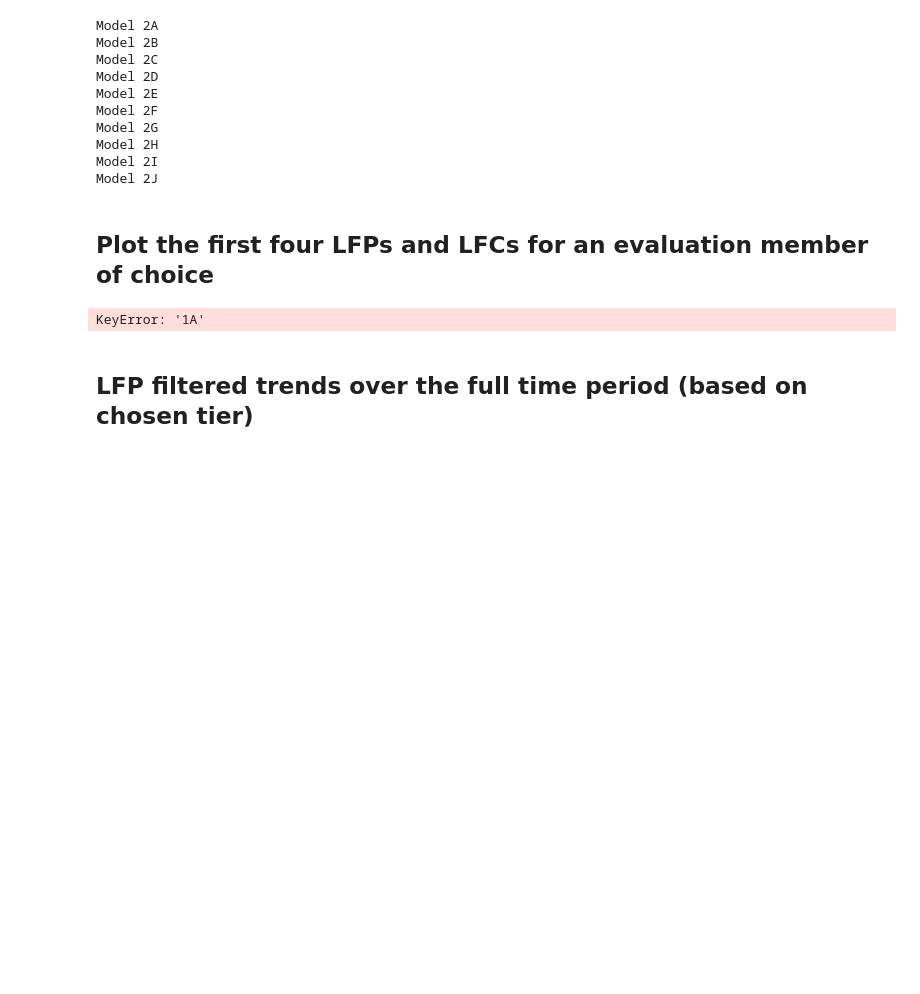
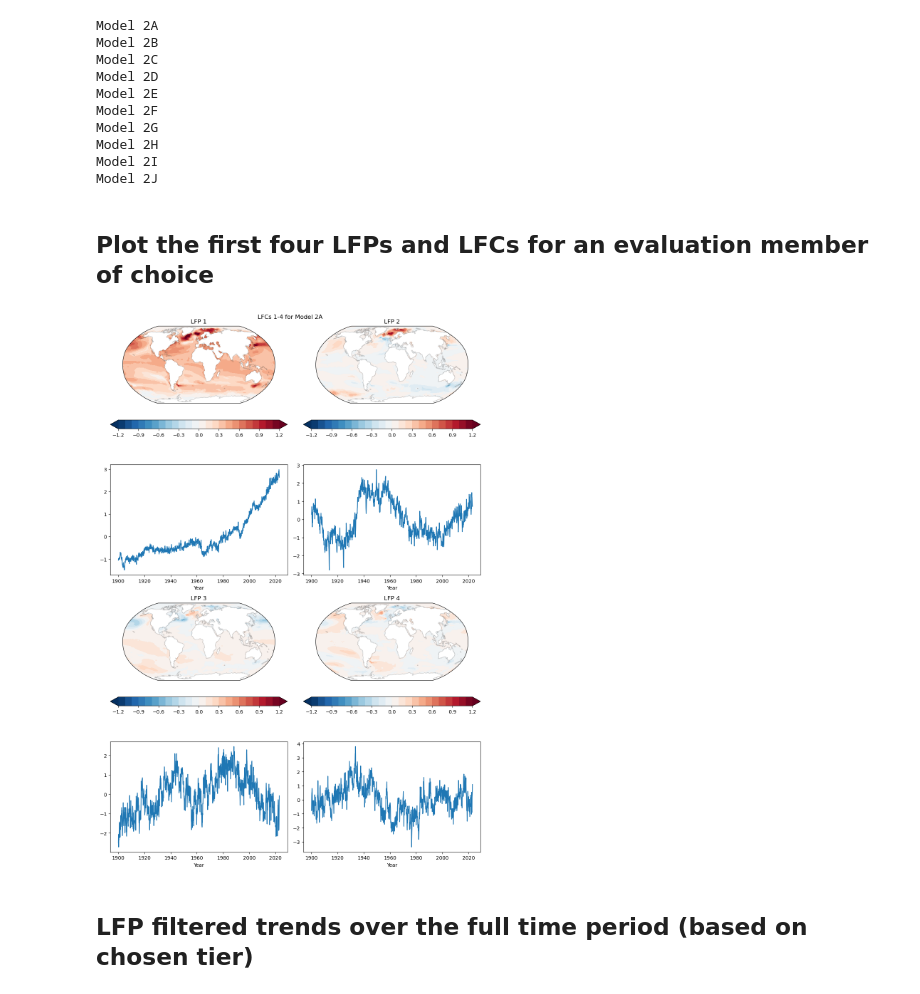
Before and after one commit to karenamckinnon/forcesmip, a Jupyter notebook: notebooks/ForceSMIP_LFCA_simple.ipynb, the cells around one changed output. Drawn from its saved outputs; the diff is of its cells as text; code cells hidden in the pictures; blank space fills up the shorter version.

```diff
--- a/notebooks/ForceSMIP_LFCA_simple.ipynb
+++ b/notebooks/ForceSMIP_LFCA_simple.ipynb
@@ -459,7 +461,7 @@ Model 2J
 # %% [markdown]
 ## Plot the first four LFPs and LFCs for an evaluation member of choice
 # %%
-plot_model = '1A'
+plot_model = '2A'
 
 clev = np.arange(-1.2, 1.3, 0.1)
 #clev = np.arange(-200, 205, 5)
@@ -469,34 +471,34 @@ lfps_aug = lfps_eval_all[plot_model]
 
 LFCs_plot = (1,2,3,4)
 
 f=plt.figure(figsize=(11, 16))
 for i in range(0,4):
     pattern = np.reshape(lfps_aug[i,...],(nlon,nlat),order='F')
     pattern[np.where(np.abs(pattern)>1.e5)] = np.nan
     if i>1:
         plt.subplot(4, 2, i+3, projection=ccrs.Robinson())
     else:
         plt.subplot(4, 2, i+1, projection=ccrs.Robinson())
     map_plot = np.transpose(pattern)
     cyclic_data, cyclic_longitude = add_cyclic_point(map_plot, coord=lon_axis)
     im = plt.contourf(cyclic_longitude, lat_axis, cyclic_data, clev, transform=ccrs.PlateCarree(), cmap=plt.cm.RdBu_r, extend='both')
     # coastlines
     plt.gca().set_global()
     plt.gca().coastlines(alpha=0.2)
     # colorbar
     plt.colorbar(orientation='horizontal')
     plt.title('LFP '+str(i+1))
     if i>1:
         plt.subplot(4, 2, i+5)
     else:
         plt.subplot(4, 2, i+3)
     plt.plot(time_plot,lfcs[:,i])
     plt.xlabel("Year")
 
 plt.suptitle('LFCs 1-4 for Model '+plot_model)
 plt.tight_layout()
 # %% [output]
-KeyError: '1A'
+[figure, added]
 # %% [markdown]
 ## LFP filtered trends over the full time period (based on chosen tier)
 # %%
```
Also changed, not shown: parts of 6 cells of this notebook, 3 other files.
